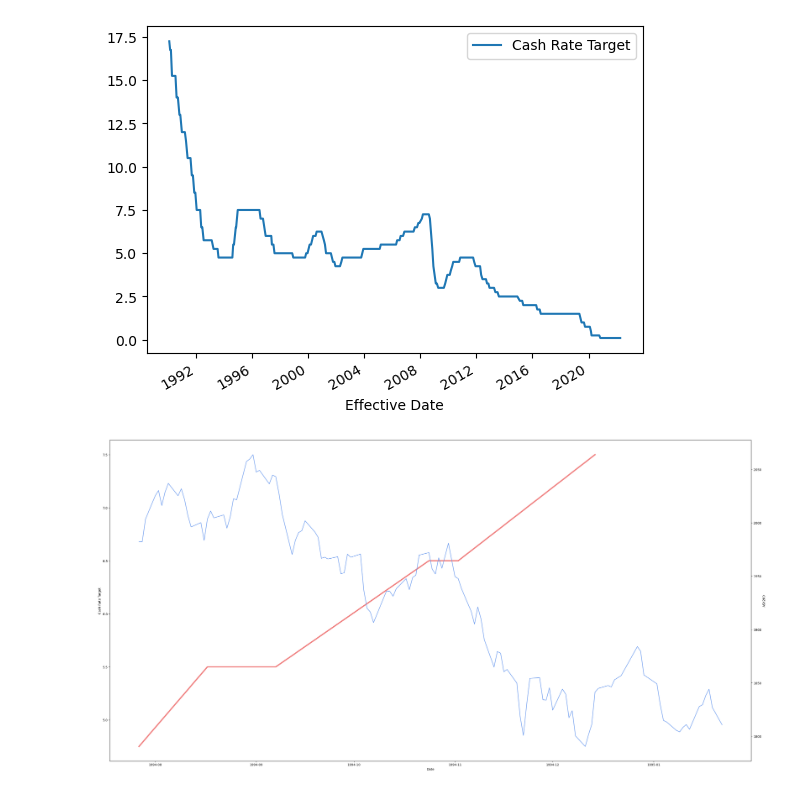
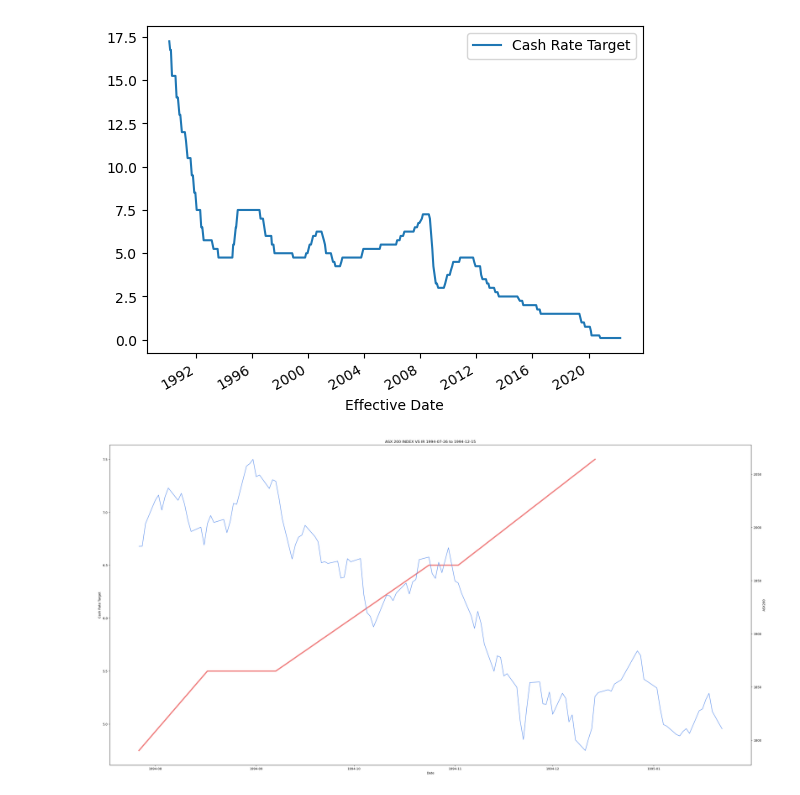
Before and after one commit to Richard-Turnbull/project-1, a Jupyter notebook: Project-1-Notebook.ipynb, the cells around one changed output. Cells and saved outputs as stored; diff of their text form; code cells hidden in the pictures.

```diff
--- a/Project-1-Notebook.ipynb
+++ b/Project-1-Notebook.ipynb
@@ -108,26 +116,28 @@ bx = ir_df.plot(label='Cash')
 # %%
 panel_data.to_csv('panel_data.csv')
 # %%
+#1
 plt.style.use('default')
 
 fig, ax1 = plt.subplots(figsize=(30,15))
 
 ax1.plot(Peak_1, color = 'lightcoral', lw=4)
 ax1.set_xlabel('Date')
 ax1.set_ylabel('Cash Rate Target')
 ax1.tick_params(axis='y')
 
 ax2 = ax1.twinx()  # instantiate a second axes that shares the same x-axis
 
 ax2.plot(Stock_Peak_1['Close'], color ='cornflowerblue')
 ax2.set_ylabel('ASX200')  # we already handled the x-label with ax1
 ax2.tick_params(axis='y')
 # ax2.set_ylim([2500, 7500])
 
 fig.tight_layout()  # otherwise the right y-label is slightly clipped
+plt.title("ASX 200 INDEX VS IR 1994-07-26 to 1994-12-15")
 
-plt.savefig("chart4.png")
+plt.savefig("chart1.png")
 
 plt.show()
 # %% [output]
-[figure, old version]
+[figure, new version]
```
Also changed, not shown: parts of 12 cells of this notebook, 6 other files.
